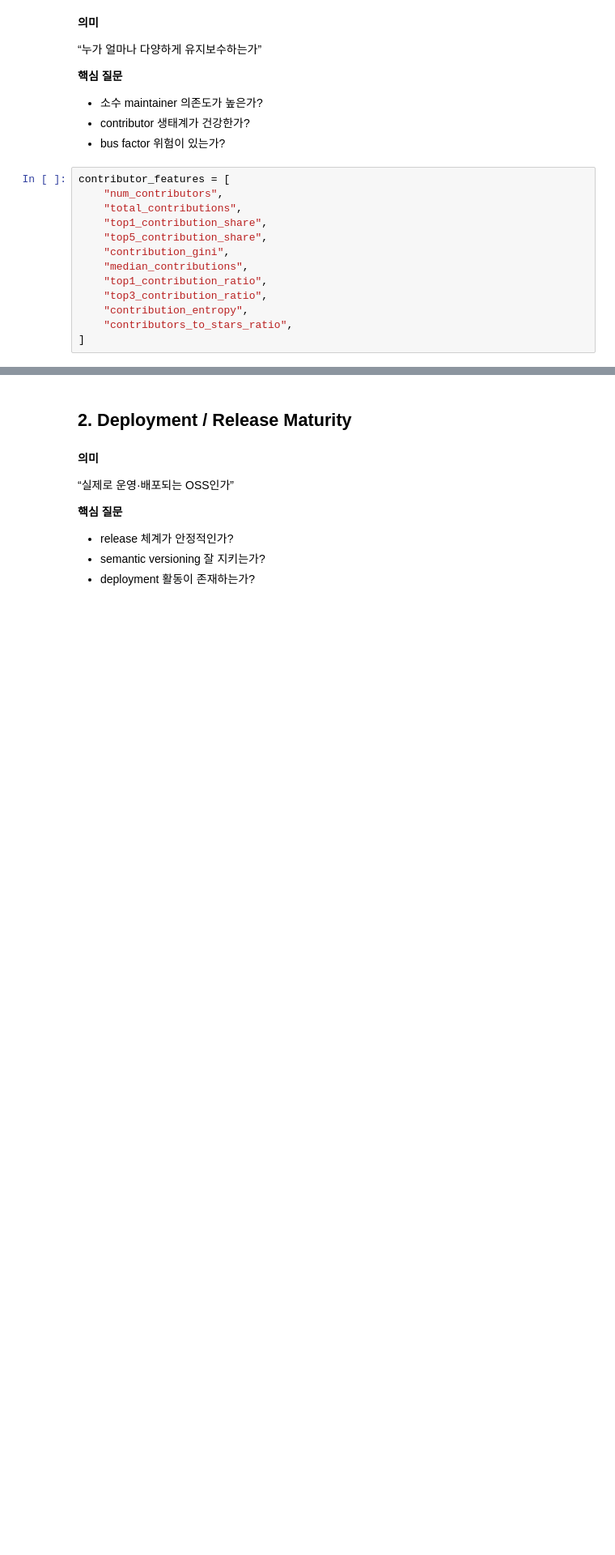
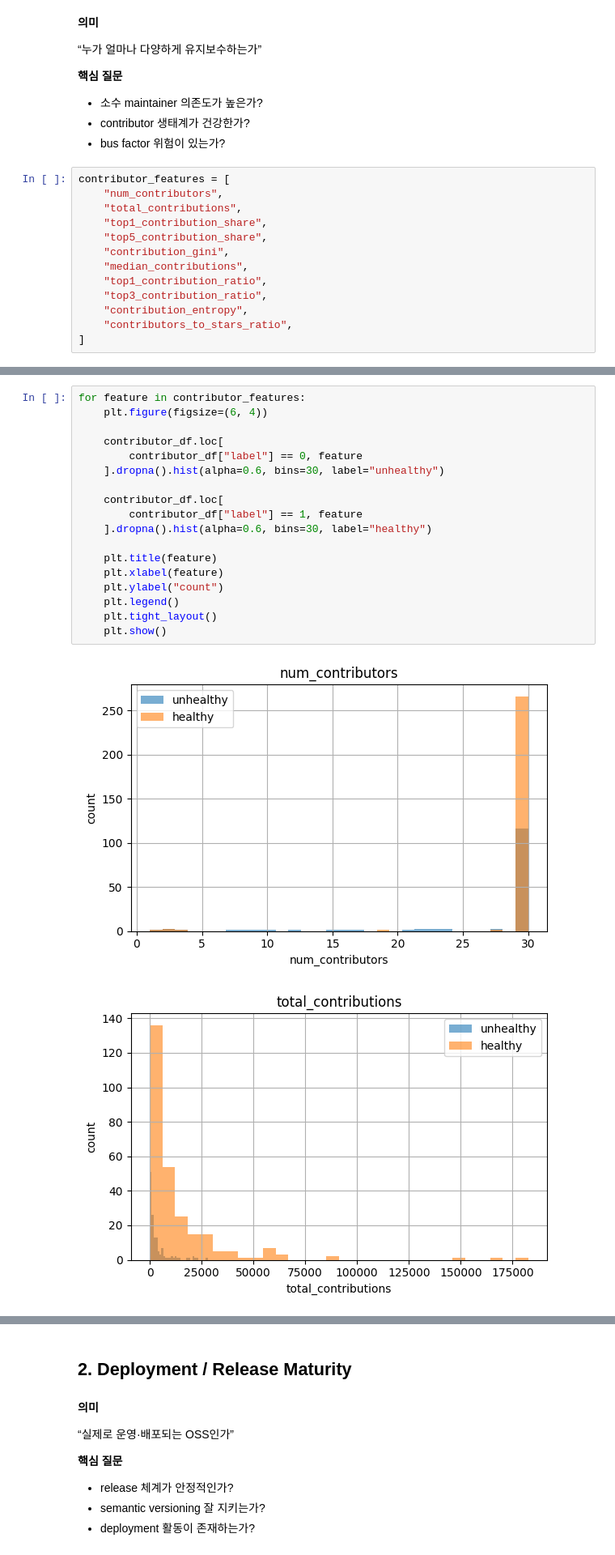
Before and after one commit to OpenSource-2026/oss-health-data, a Jupyter notebook: src/1_FEATURE.ipynb, the cells around one changed output, grey strips where cells are left out. Shown at 81% size. Cells and saved outputs as stored; diff of their text form; blank space fills up the shorter version.

```diff
--- a/src/1_FEATURE.ipynb
+++ b/src/1_FEATURE.ipynb
@@ -87,0 +197,21 @@ contributor_features = [
+# %%
+for feature in contributor_features:
+    plt.figure(figsize=(6, 4))
+
+    contributor_df.loc[
+        contributor_df["label"] == 0, feature
+    ].dropna().hist(alpha=0.6, bins=30, label="unhealthy")
+
+    contributor_df.loc[
+        contributor_df["label"] == 1, feature
+    ].dropna().hist(alpha=0.6, bins=30, label="healthy")
+
+    plt.title(feature)
+    plt.xlabel(feature)
+    plt.ylabel("count")
+    plt.legend()
+    plt.tight_layout()
+    plt.show()
+# %% [output]
+[figure, added]
+[figure, added]
```
Also changed, not shown: parts of 9 cells of this notebook.
